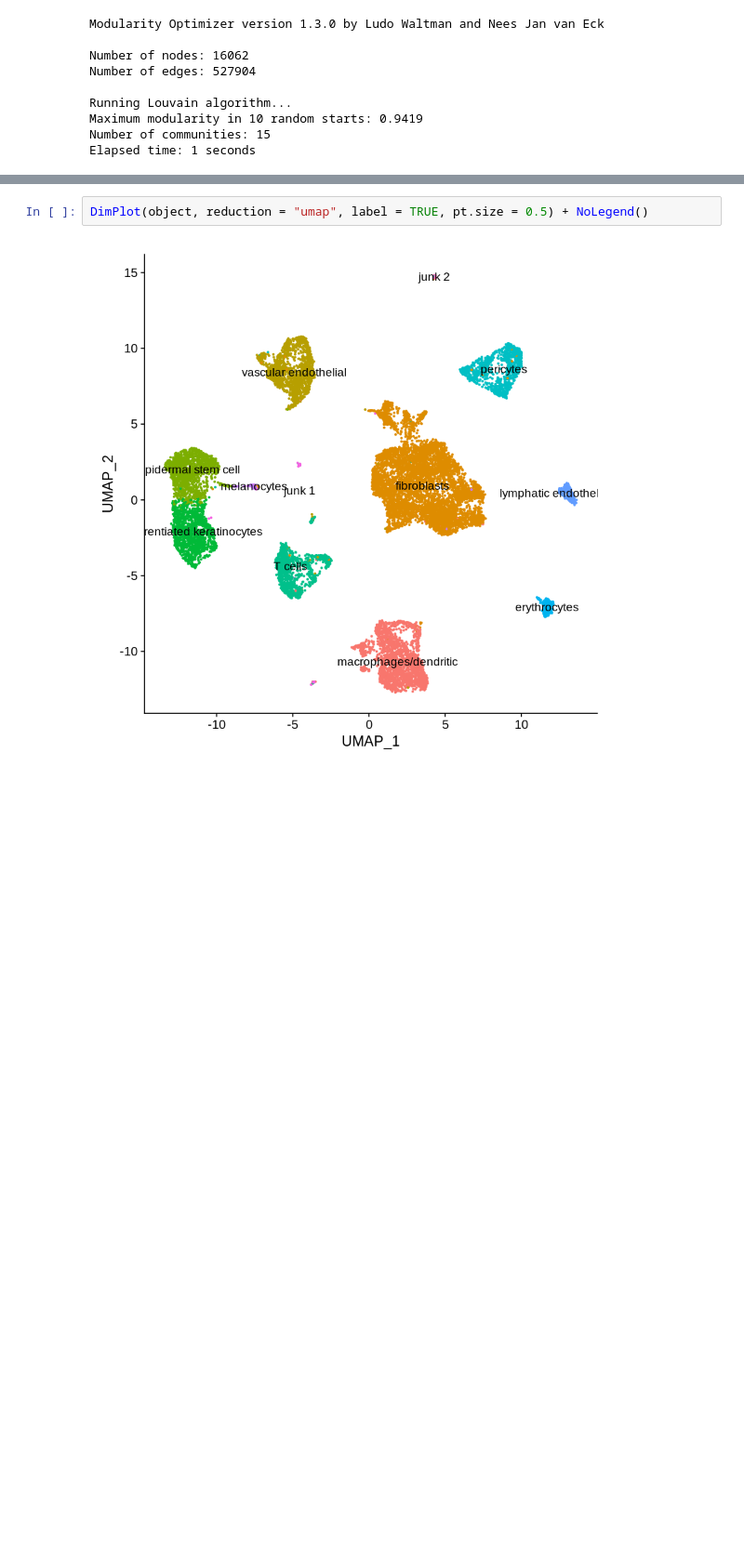
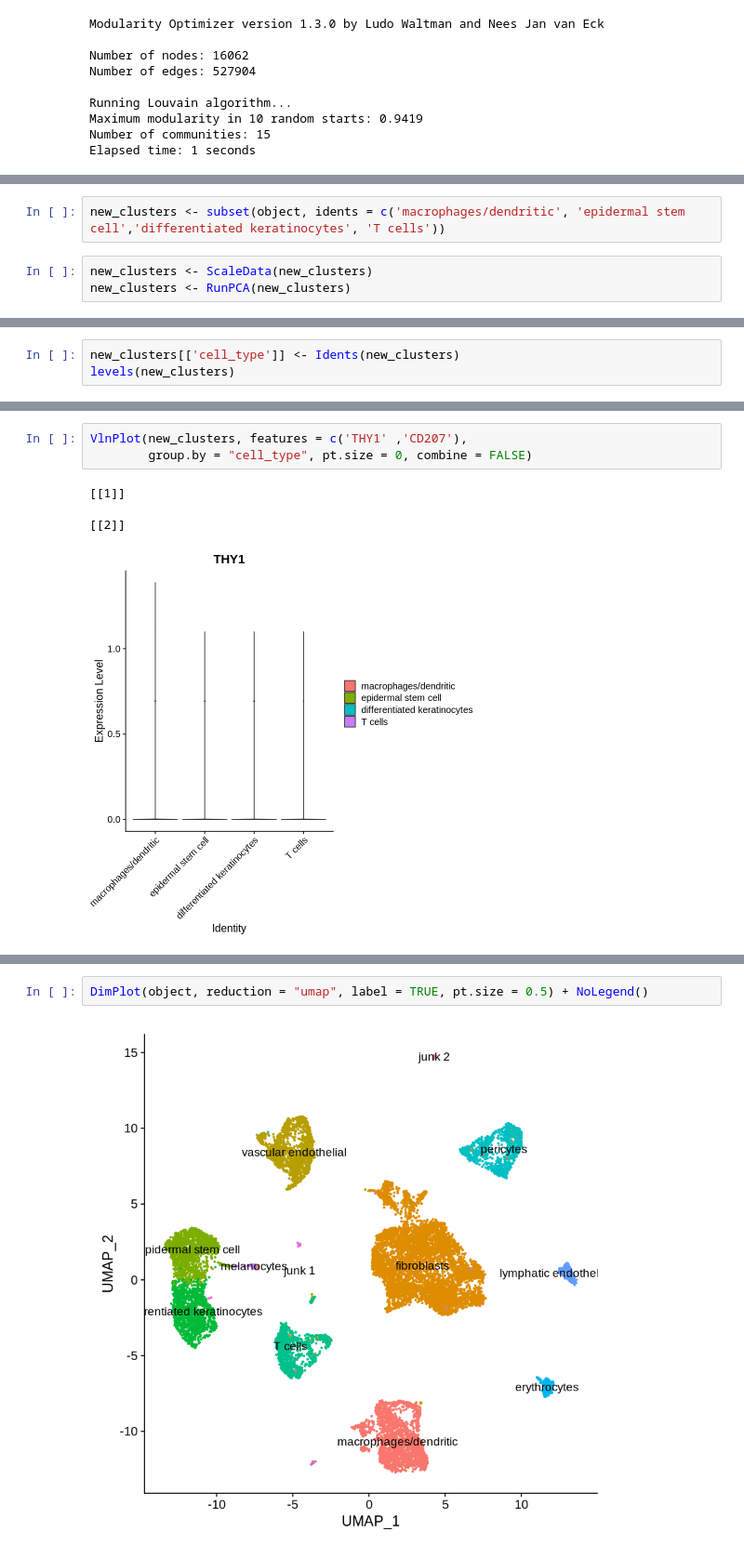
Before and after one commit to BiomedicalMachineLearning/SkinSpatial, a Jupyter notebook: label_transfer.ipynb, the cells around one changed output, grey strips where cells are left out. Shown at 93% size. Drawn from its saved outputs; the diff is of its cells as text; blank space fills up the shorter version.

```diff
--- a/label_transfer.ipynb
+++ b/label_transfer.ipynb
@@ -121,3 +207,8 @@ Warning message:
 Please use `as_label()` or `as_name()` instead.
 This warning is displayed once per session.”
 [figure]
+# %%
+new_clusters <- subset(object, idents = c('macrophages/dendritic', 'epidermal stem cell','differentiated keratinocytes', 'T cells'))
+# %%
+new_clusters <- ScaleData(new_clusters)
+new_clusters <- RunPCA(new_clusters)
@@ -123,0 +243,3 @@ This warning is displayed once per session.”
+# %%
+new_clusters[['cell_type']] <- Idents(new_clusters)
+levels(new_clusters)
@@ -123,0 +401,8 @@ This warning is displayed once per session.”
+# %%
+VlnPlot(new_clusters, features = c('THY1' ,'CD207'),
+        group.by = "cell_type", pt.size = 0, combine = FALSE)
+# %% [output]
+[[1]]
+
+[[2]]
+[figure, added]
```
Also changed, not shown: parts of 38 cells of this notebook.
